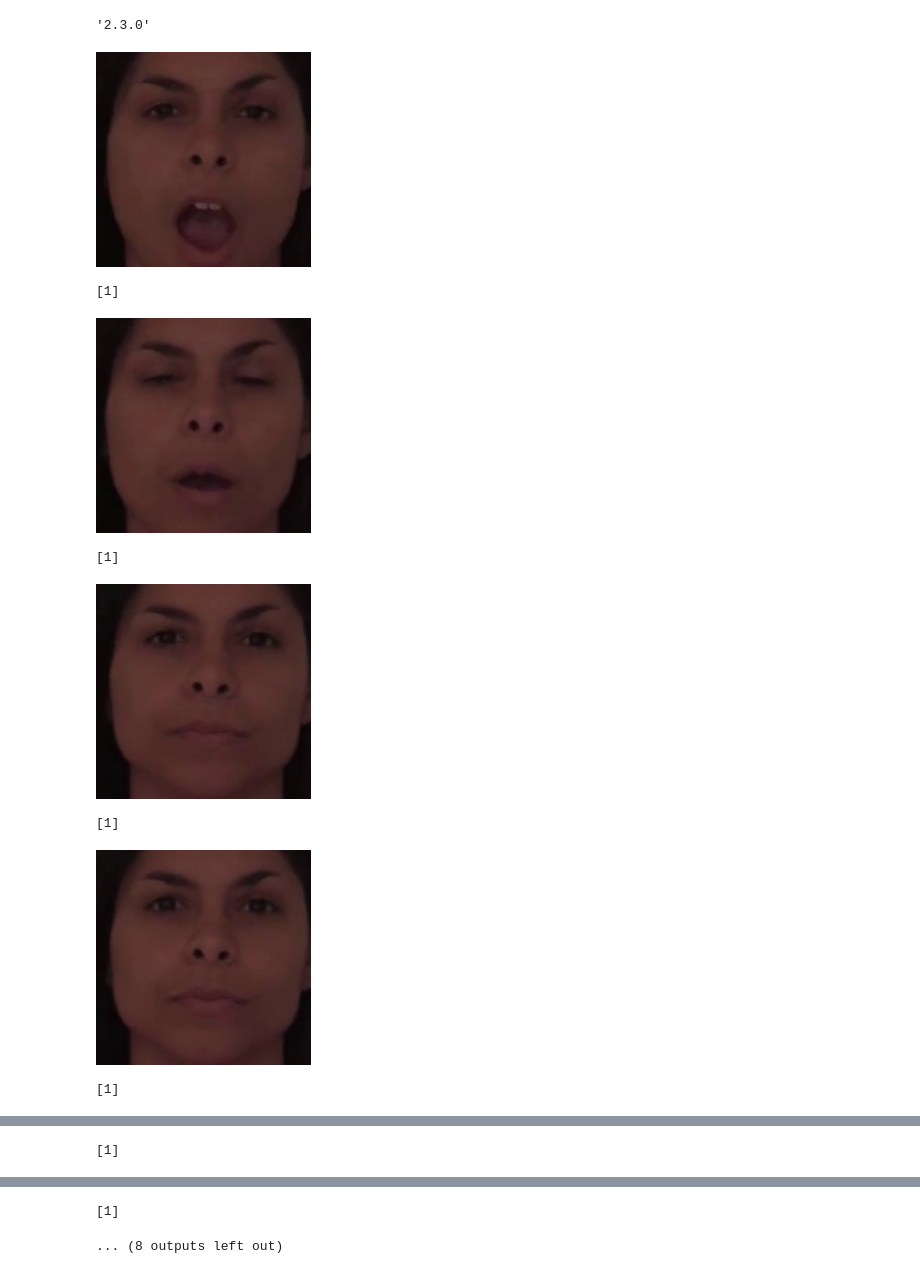
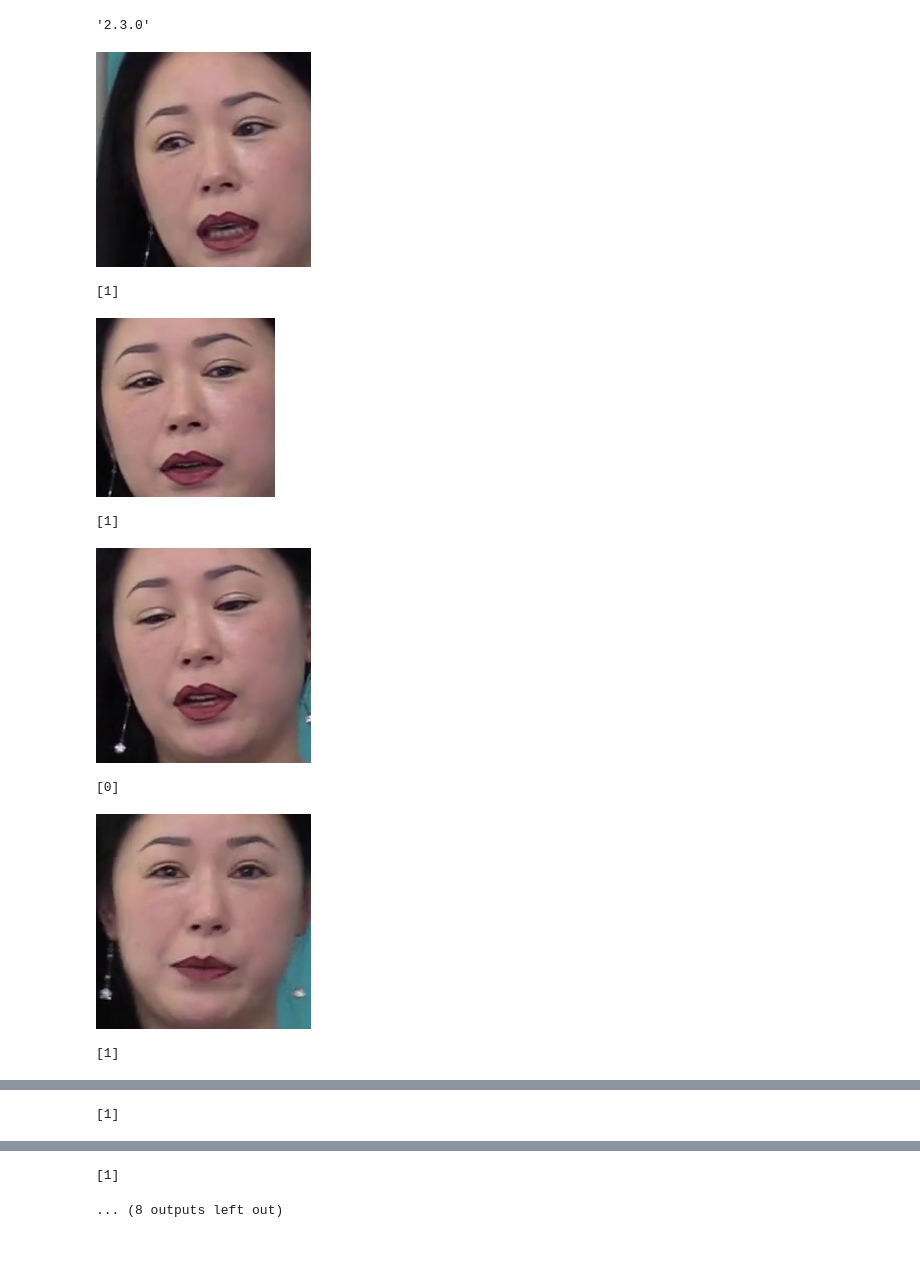
Before and after one commit to Carson9999/Final, a Jupyter notebook: FYP_EfficientNetB7.ipynb, the cells around one changed output, grey strips where cells are left out. Cells and saved outputs as stored; diff of their text form; code cells hidden in the pictures.

```diff
--- a/FYP_EfficientNetB7.ipynb
+++ b/FYP_EfficientNetB7.ipynb
@@ -189,37 +189,37 @@ tf.__version__
 # %% [output]
 '2.3.0'
 # %%
-model = load_model('deepfake-detection-model.h5')
+model = load_model('deepfake-detection-model_EfficientNetB7.h5')
 # %%
 
 input_shape = (128, 128, 3)
 pr_data = []
 detector = dlib.get_frontal_face_detector()
-cap = cv2.VideoCapture('/content/drive/My Drive/test_videos/czfqlbcfpa.mp4')
+cap = cv2.VideoCapture('/content/drive/My Drive/test_videos/hierggamuo.mp4')
 frameRate = cap.get(5)
 while cap.isOpened():
     frameId = cap.get(1)
     ret, frame = cap.read()
     if ret != True:
         break
     if frameId % ((int(frameRate)+1)*1) == 0:
         face_rects, scores, idx = detector.run(frame, 0)
         for i, d in enumerate(face_rects):
             x1 = d.left()
             y1 = d.top()
             x2 = d.right()
             y2 = d.bottom()
             crop_img = frame[y1:y2, x1:x2]
             cv2_imshow(crop_img)
             data = np.array(img_to_array(cv2.resize(crop_img, (128, 128))))
             data = data.reshape(-1, 128, 128, 3)
             print(model.predict_classes(data))
 # %% [output]
-[figure, old version]
+[figure, new version]
 [1]
-[figure, old version]
+[figure, new version]
 [1]
-[figure, old version]
+[figure, new version]
-[1]
+[0]
-[figure, old version]
+[figure, new version]
 [1]
```
Also changed, not shown: parts of 7 cells of this notebook.
